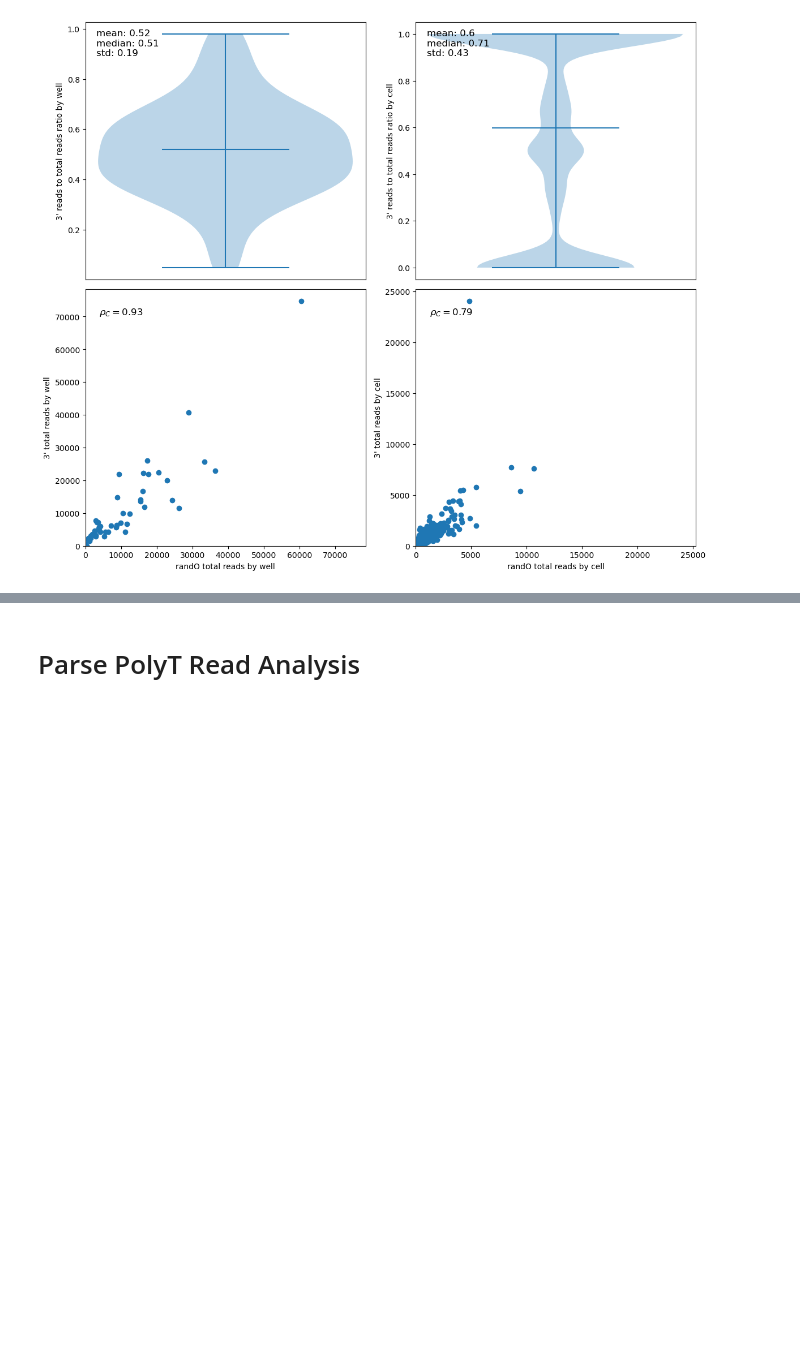
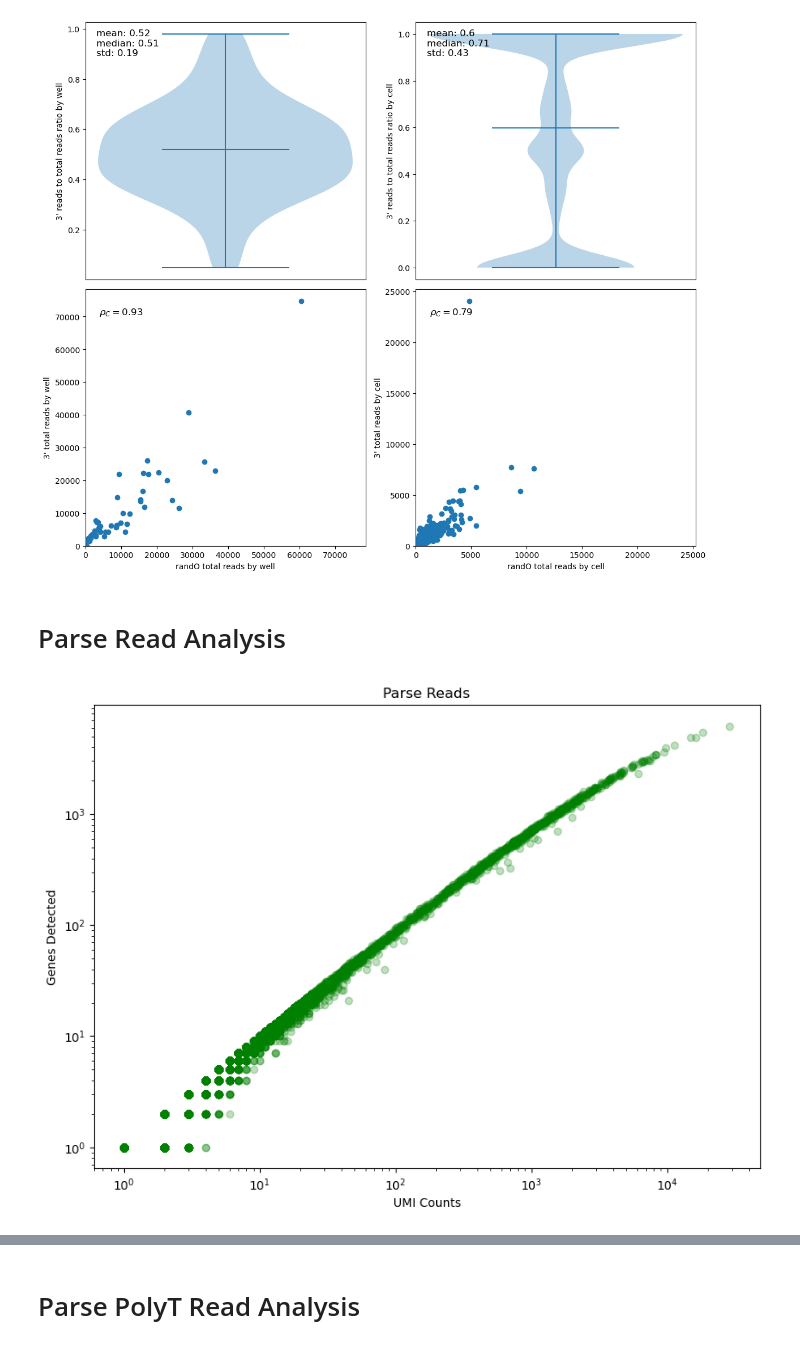
Before and after one commit to mcaskey6/10XvParse, a Jupyter notebook: Analysis 1/parse_test.ipynb, the cells around one changed output, grey strips where cells are left out. Cells and saved outputs as stored; diff of their text form; code cells hidden in the pictures; blank space fills up the shorter version.

```diff
--- a/Analysis 1/parse_test.ipynb
+++ b/Analysis 1/parse_test.ipynb
@@ -295,3 +309,21 @@ plt.tight_layout()
 plt.show()
 # %% [output]
 [figure]
+# %% [markdown]
+# Parse Read Analysis
+# %%
+fig, ax = plt.subplots(figsize=(10, 7))
+
+x = np.asarray(parse_data.X.sum(axis=1))[:,0]
+y = np.asarray(np.sum(parse_data.X>0, axis=1))[:,0]
+
+ax.scatter(x, y, color="green", alpha=0.25)
+ax.set_xlabel("UMI Counts")
+ax.set_ylabel("Genes Detected")
+ax.set_xscale('log')
+ax.set_yscale('log', nonpositive='clip')
+ax.set_title("Parse Reads")
+
+plt.show()
+# %% [output]
+[figure, added]
```
Also changed, not shown: parts of 20 cells of this notebook, 2 other files.
